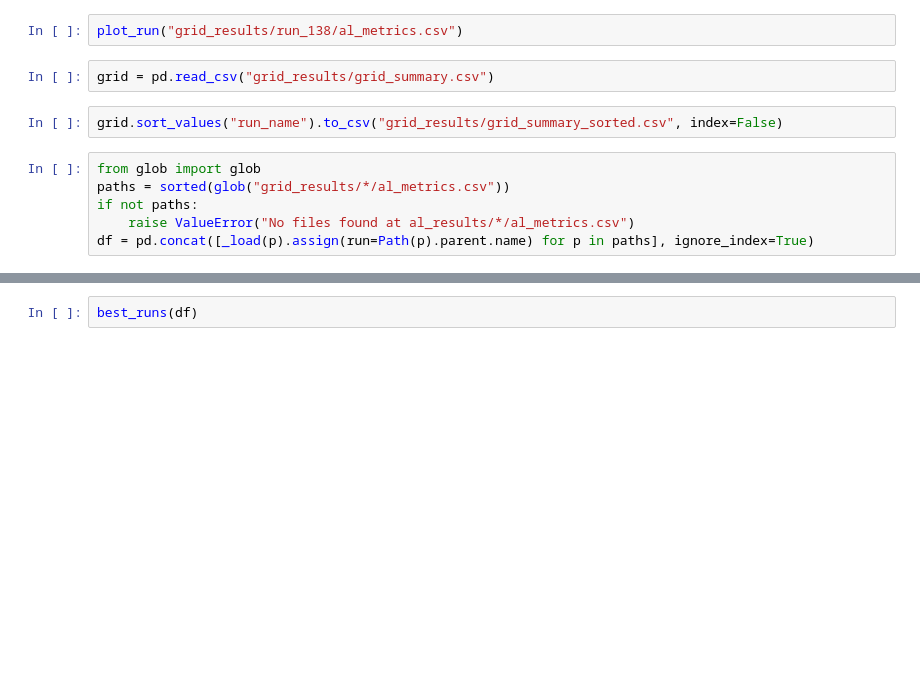
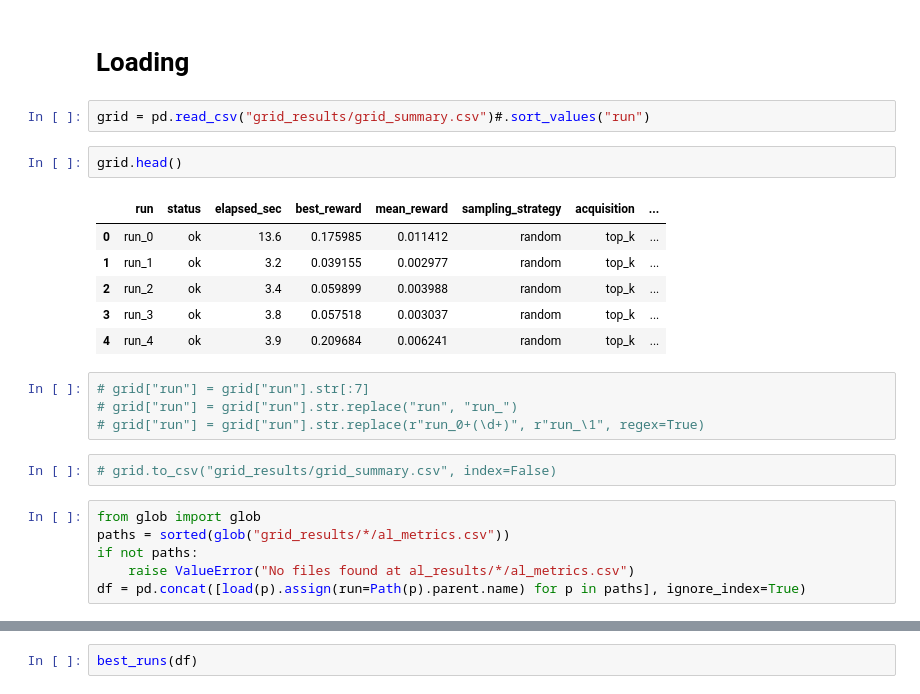
Before and after one commit to valent33/gflownet, a Jupyter notebook: ilovevisualizations.ipynb, the cells around one changed output, grey strips where cells are left out. Saved outputs shown, nothing was run; the diff lists cells and outputs as text; blank space fills up the shorter version.

```diff
--- a/ilovevisualizations.ipynb
+++ b/ilovevisualizations.ipynb
@@ -127,15 +31,28 @@ def plot_run(path: Union[str, Path], title: str = None) -> go.Figure:
-# %%
-plot_run("grid_results/run_138/al_metrics.csv")
+# %% [markdown]
+# Loading
 # %%
-grid = pd.read_csv("grid_results/grid_summary.csv")
+grid = pd.read_csv("grid_results/grid_summary.csv")#.sort_values("run")
+# %%
+grid.head()
+# %% [output]
+|  | run | status | elapsed_sec | best_reward | mean_reward | sampling_strategy | acquisition | ... |
+| 0 | run_0 | ok | 13.6 | 0.175985 | 0.011412 | random | top_k | ... |
+| 1 | run_1 | ok | 3.2 | 0.039155 | 0.002977 | random | top_k | ... |
+| 2 | run_2 | ok | 3.4 | 0.059899 | 0.003988 | random | top_k | ... |
+| 3 | run_3 | ok | 3.8 | 0.057518 | 0.003037 | random | top_k | ... |
+| 4 | run_4 | ok | 3.9 | 0.209684 | 0.006241 | random | top_k | ... |
+# %%
+# grid["run"] = grid["run"].str[:7]
+# grid["run"] = grid["run"].str.replace("run", "run_")
+# grid["run"] = grid["run"].str.replace(r"run_0+(\d+)", r"run_\1", regex=True)
 # %%
-grid.sort_values("run_name").to_csv("grid_results/grid_summary_sorted.csv", index=False)
+# grid.to_csv("grid_results/grid_summary.csv", index=False)
 # %%
 from glob import glob
 paths = sorted(glob("grid_results/*/al_metrics.csv"))
 if not paths:
     raise ValueError("No files found at al_results/*/al_metrics.csv")
-df = pd.concat([_load(p).assign(run=Path(p).parent.name) for p in paths], ignore_index=True)
+df = pd.concat([load(p).assign(run=Path(p).parent.name) for p in paths], ignore_index=True)
 # %%
 df.sample()
 # %% [output]
```
Also changed, not shown: parts of 28 cells of this notebook.
